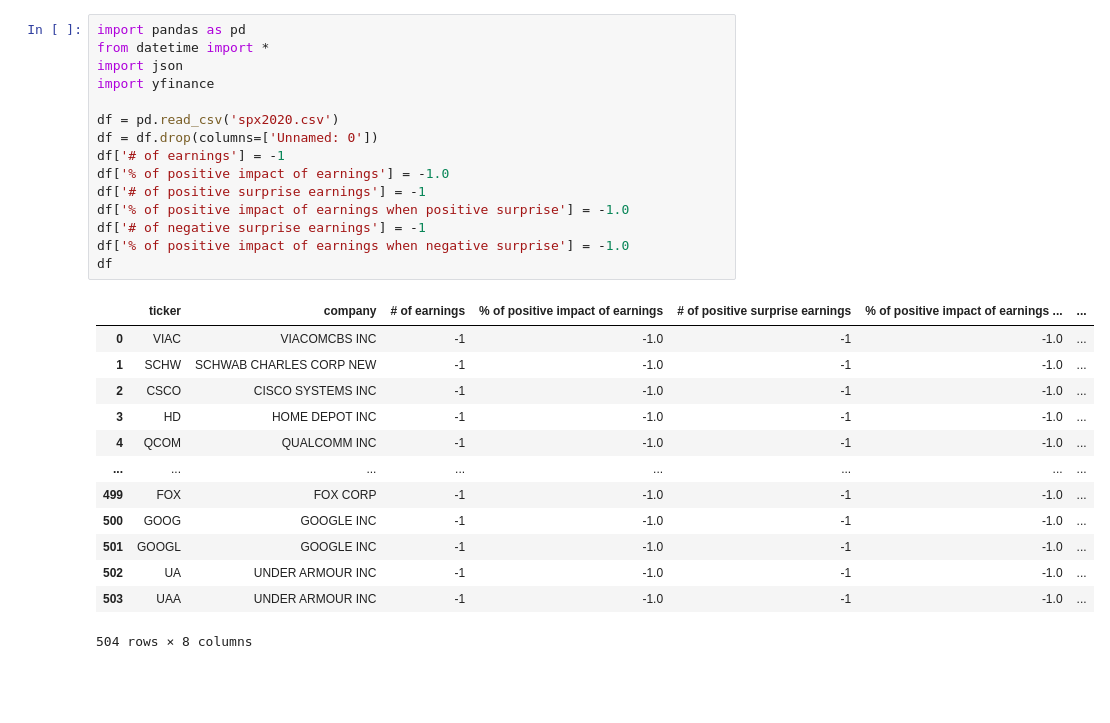
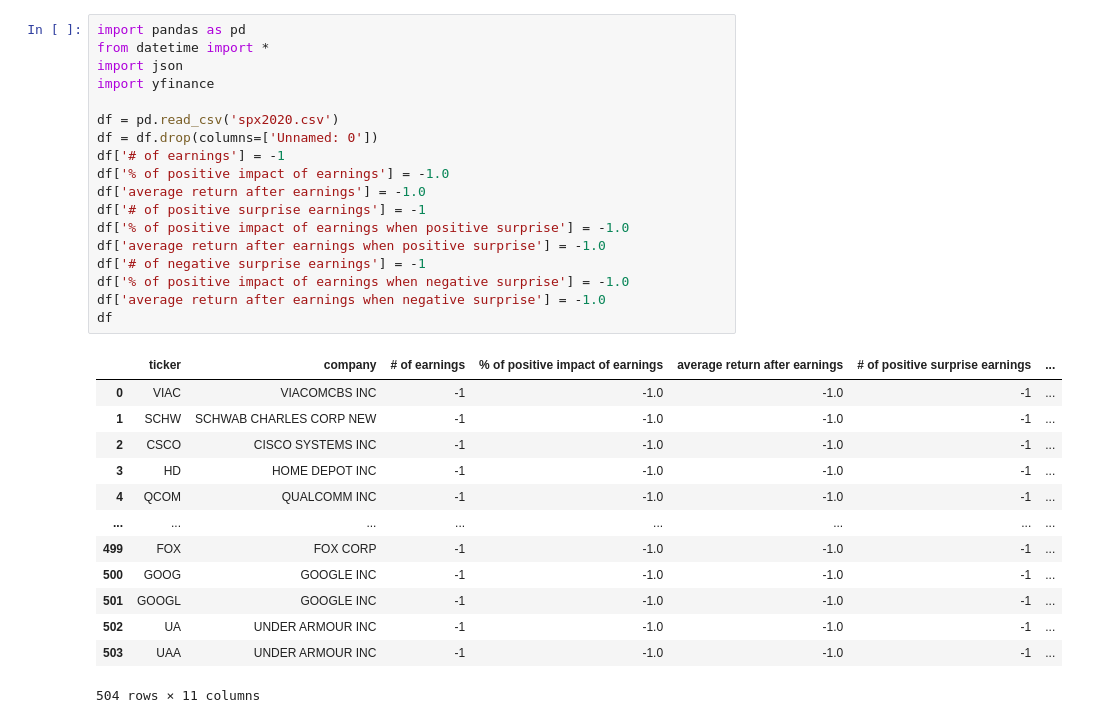
Before and after one commit to alonlerner/finance_project, a Jupyter notebook: earnings_impact.ipynb, the cells around one changed output. Drawn from its saved outputs; the diff is of its cells as text; blank space fills up the shorter version.

```diff
--- a/earnings_impact.ipynb
+++ b/earnings_impact.ipynb
@@ -1,31 +1,34 @@
 # %%
 import pandas as pd
 from datetime import *
 import json
 import yfinance
 
 df = pd.read_csv('spx2020.csv')
 df = df.drop(columns=['Unnamed: 0'])
 df['# of earnings'] = -1
 df['% of positive impact of earnings'] = -1.0
+df['average return after earnings'] = -1.0
 df['# of positive surprise earnings'] = -1
 df['% of positive impact of earnings when positive surprise'] = -1.0
+df['average return after earnings when positive surprise'] = -1.0
 df['# of negative surprise earnings'] = -1
 df['% of positive impact of earnings when negative surprise'] = -1.0
+df['average return after earnings when negative surprise'] = -1.0
 df
 # %% [output]
-|  | ticker | company | # of earnings | % of positive impact of earnings | # of positive surprise earnings | % of positive impact of earnings ... | ... |
-| 0 | VIAC | VIACOMCBS INC | -1 | -1.0 | -1 | -1.0 | ... |
-| 1 | SCHW | SCHWAB CHARLES CORP NEW | -1 | -1.0 | -1 | -1.0 | ... |
-| 2 | CSCO | CISCO SYSTEMS INC | -1 | -1.0 | -1 | -1.0 | ... |
-| 3 | HD | HOME DEPOT INC | -1 | -1.0 | -1 | -1.0 | ... |
-| 4 | QCOM | QUALCOMM INC | -1 | -1.0 | -1 | -1.0 | ... |
+|  | ticker | company | # of earnings | % of positive impact of earnings | average return after earnings | # of positive surprise earnings | ... |
+| 0 | VIAC | VIACOMCBS INC | -1 | -1.0 | -1.0 | -1 | ... |
+| 1 | SCHW | SCHWAB CHARLES CORP NEW | -1 | -1.0 | -1.0 | -1 | ... |
+| 2 | CSCO | CISCO SYSTEMS INC | -1 | -1.0 | -1.0 | -1 | ... |
+| 3 | HD | HOME DEPOT INC | -1 | -1.0 | -1.0 | -1 | ... |
+| 4 | QCOM | QUALCOMM INC | -1 | -1.0 | -1.0 | -1 | ... |
 | ... | ... | ... | ... | ... | ... | ... | ... |
-| 499 | FOX | FOX CORP | -1 | -1.0 | -1 | -1.0 | ... |
-| 500 | GOOG | GOOGLE INC | -1 | -1.0 | -1 | -1.0 | ... |
-| 501 | GOOGL | GOOGLE INC | -1 | -1.0 | -1 | -1.0 | ... |
-| 502 | UA | UNDER ARMOUR INC | -1 | -1.0 | -1 | -1.0 | ... |
-| 503 | UAA | UNDER ARMOUR INC | -1 | -1.0 | -1 | -1.0 | ... |
+| 499 | FOX | FOX CORP | -1 | -1.0 | -1.0 | -1 | ... |
+| 500 | GOOG | GOOGLE INC | -1 | -1.0 | -1.0 | -1 | ... |
+| 501 | GOOGL | GOOGLE INC | -1 | -1.0 | -1.0 | -1 | ... |
+| 502 | UA | UNDER ARMOUR INC | -1 | -1.0 | -1.0 | -1 | ... |
+| 503 | UAA | UNDER ARMOUR INC | -1 | -1.0 | -1.0 | -1 | ... |
-504 rows × 8 columns
+504 rows × 11 columns
 # %%
 for i in range(len(df)):
```
Also changed, not shown: parts of 7 cells of this notebook.
